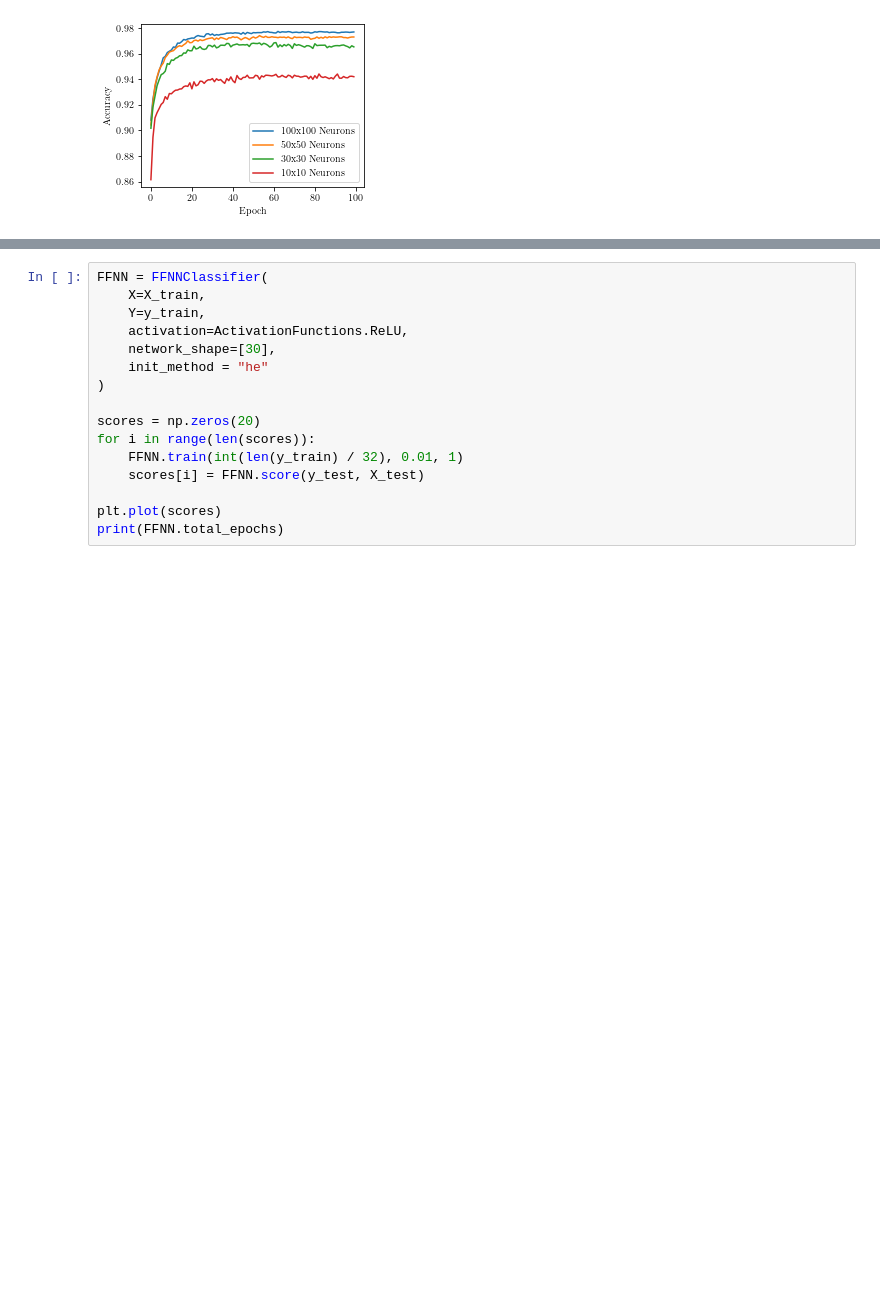
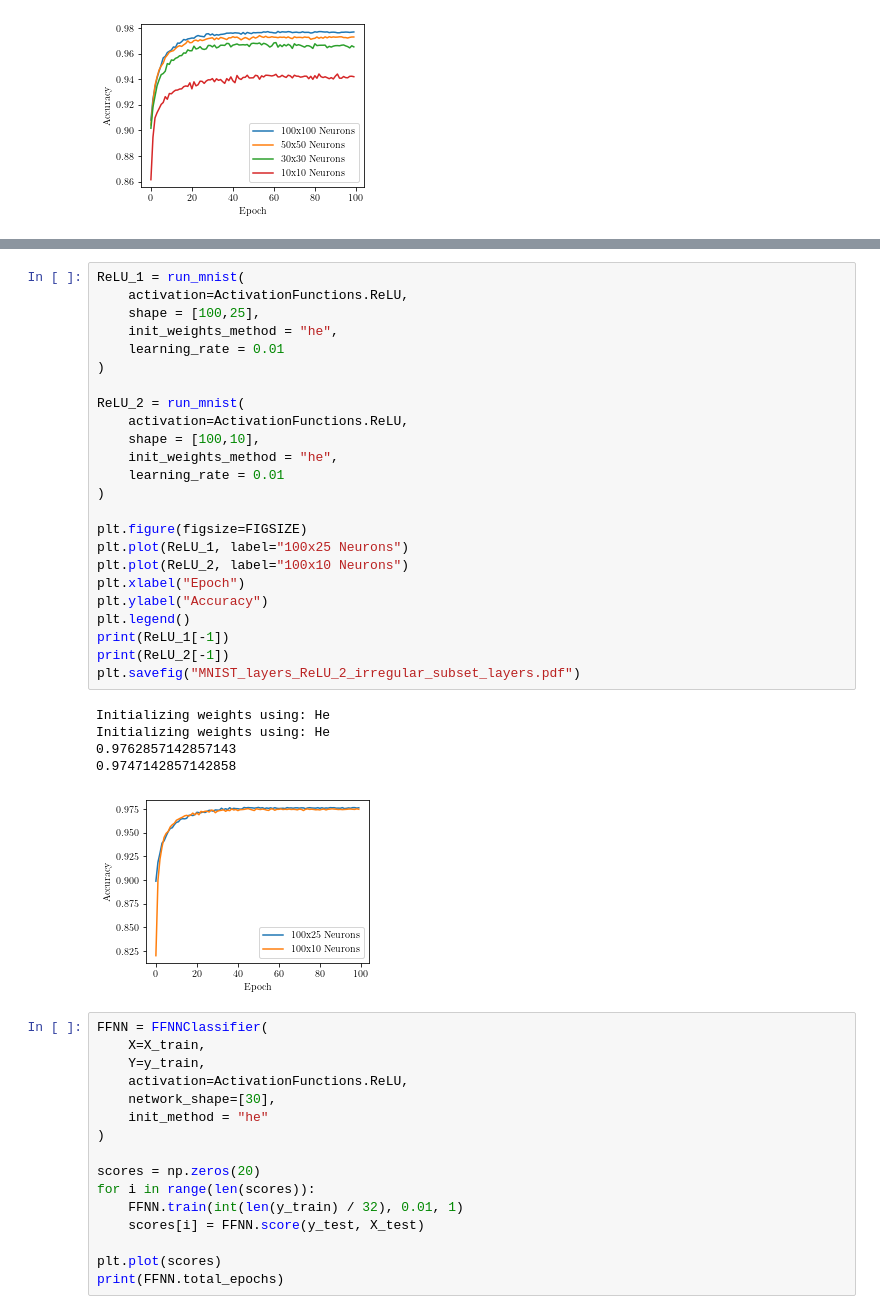
Before and after one commit to nicholaskarlsen/FYS-STK4155, a Jupyter notebook: project_2/notebooks/MNIST.ipynb, the cells around one changed output, grey strips where cells are left out. Cells and saved outputs as stored; diff of their text form; blank space fills up the shorter version.

```diff
--- a/project_2/notebooks/MNIST.ipynb
+++ b/project_2/notebooks/MNIST.ipynb
@@ -312,3 +370,33 @@ Initializing weights using: Xavier
+# %%
+ReLU_1 = run_mnist(
+    activation=ActivationFunctions.ReLU,
+    shape = [100,25],
+    init_weights_method = "he",
+    learning_rate = 0.01
+)
+
+ReLU_2 = run_mnist(
+    activation=ActivationFunctions.ReLU,
+    shape = [100,10],
+    init_weights_method = "he",
+    learning_rate = 0.01
+)
+
+plt.figure(figsize=FIGSIZE)
+plt.plot(ReLU_1, label="100x25 Neurons")
+plt.plot(ReLU_2, label="100x10 Neurons")
+plt.xlabel("Epoch")
+plt.ylabel("Accuracy")
+plt.legend()
+print(ReLU_1[-1])
+print(ReLU_2[-1])
+plt.savefig("MNIST_layers_ReLU_2_irregular_subset_layers.pdf")
+# %% [output]
+Initializing weights using: He
+Initializing weights using: He
+0.9762857142857143
+0.9747142857142858
+[figure, added]
 # %%
 FFNN = FFNNClassifier(
     X=X_train,
```
Also changed, not shown: parts of 2 cells of this notebook, 2 other files.
